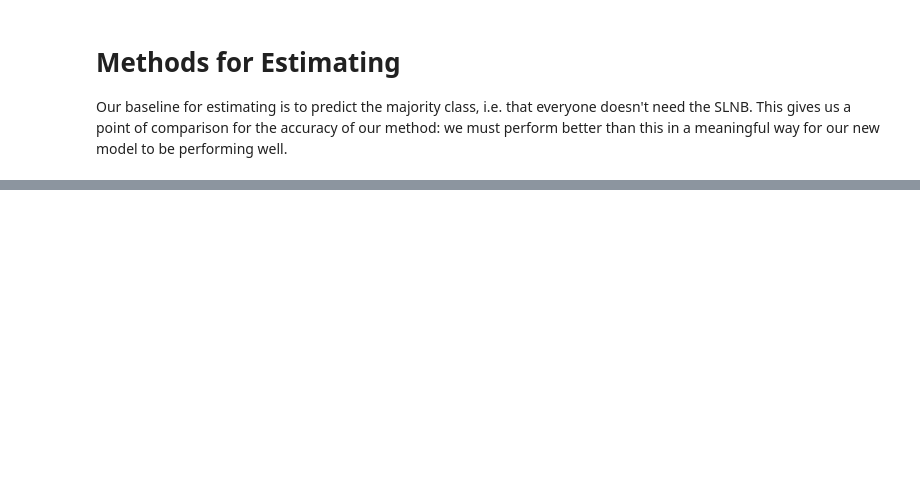
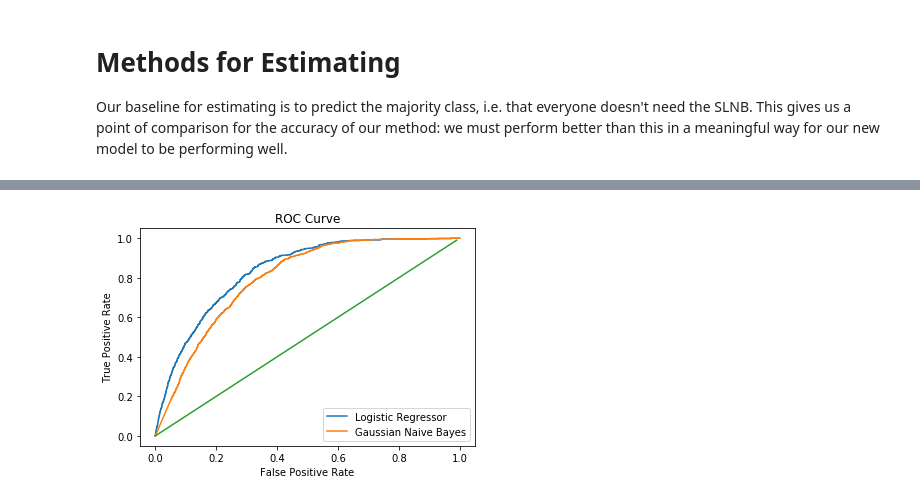
Before and after one commit to karenlarson/MelanomaSentinel, a Jupyter notebook: MelanomaSentinel.ipynb, the cells around one changed output, grey strips where cells are left out. Cells and saved outputs as stored; diff of their text form; code cells hidden in the pictures; blank space fills up the shorter version.

```diff
--- a/MelanomaSentinel.ipynb
+++ b/MelanomaSentinel.ipynb
@@ -438,3 +466,17 @@ The precision is 0.5185185185185185, the recall is 0.0206794682422452, and the f
+# %%
+y_proba = gnb.predict_proba(x_cv)
+fpr_gnb, tpr_gnb, thresholds = metrics.roc_curve(y, y_proba[:,1], pos_label=1)
+plt.plot(fpr_logreg, tpr_logreg)
+plt.plot(fpr_gnb, tpr_gnb)
+x = np.arange(0,1,0.01)
+plt.plot(x,x)
+plt.ylabel('True Positive Rate')
+plt.xlabel('False Positive Rate')
+plt.title('ROC Curve')
+plt.legend(['Logistic Regressor','Gaussian Naive Bayes',''])
+plt.show()
+# %% [output]
+[figure, added]
 # %%
 x_miss = x_cv[misclassified]
 y_proba = log_clf.predict_proba(x_miss)
```
Also changed, not shown: parts of 22 cells of this notebook.
